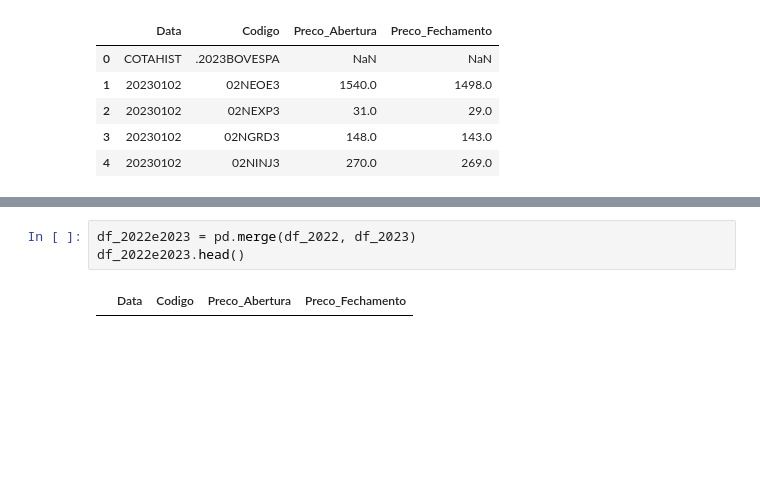
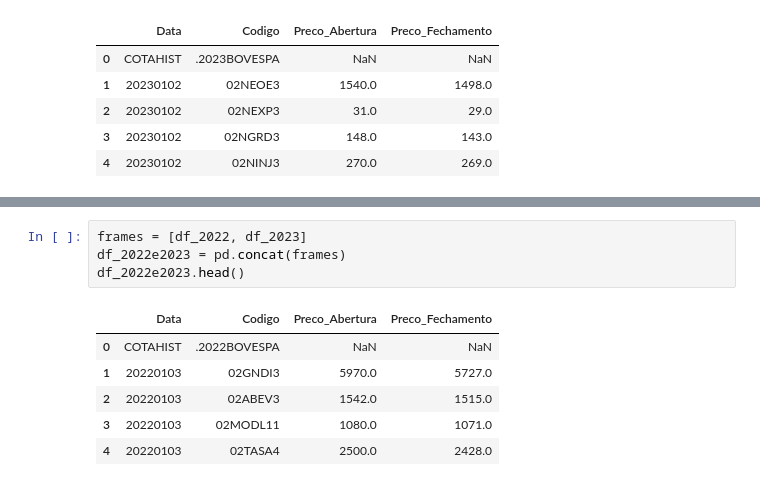
Before and after one commit to sergiolfaria/Atividades_Ciencia_De_Dados, a Jupyter notebook: Trabalho Arima/Arima.ipynb, the cells around one changed output, grey strips where cells are left out. Cells and saved outputs as stored; diff of their text form; blank space fills up the shorter version.

```diff
--- a/Trabalho Arima/Arima.ipynb
+++ b/Trabalho Arima/Arima.ipynb
@@ -46,5 +51,11 @@ df_2024.head(10)
 # %%
-df_2022e2023 = pd.merge(df_2022, df_2023)
+frames = [df_2022, df_2023]
+df_2022e2023 = pd.concat(frames)
 df_2022e2023.head()
 # %% [output]
 |  | Data | Codigo | Preco_Abertura | Preco_Fechamento |
+| 0 | COTAHIST | .2022BOVESPA | NaN | NaN |
+| 1 | 20220103 | 02GNDI3 | 5970.0 | 5727.0 |
+| 2 | 20220103 | 02ABEV3 | 1542.0 | 1515.0 |
+| 3 | 20220103 | 02MODL11 | 1080.0 | 1071.0 |
+| 4 | 20220103 | 02TASA4 | 2500.0 | 2428.0 |
```
Also changed, not shown: parts of 6 cells of this notebook.
